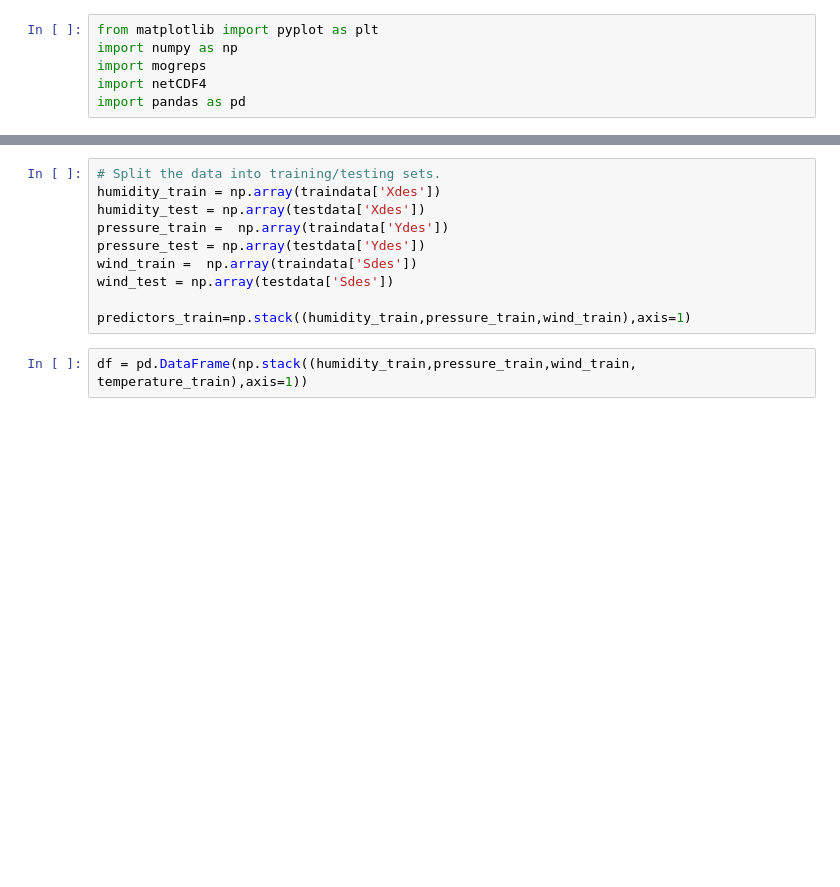
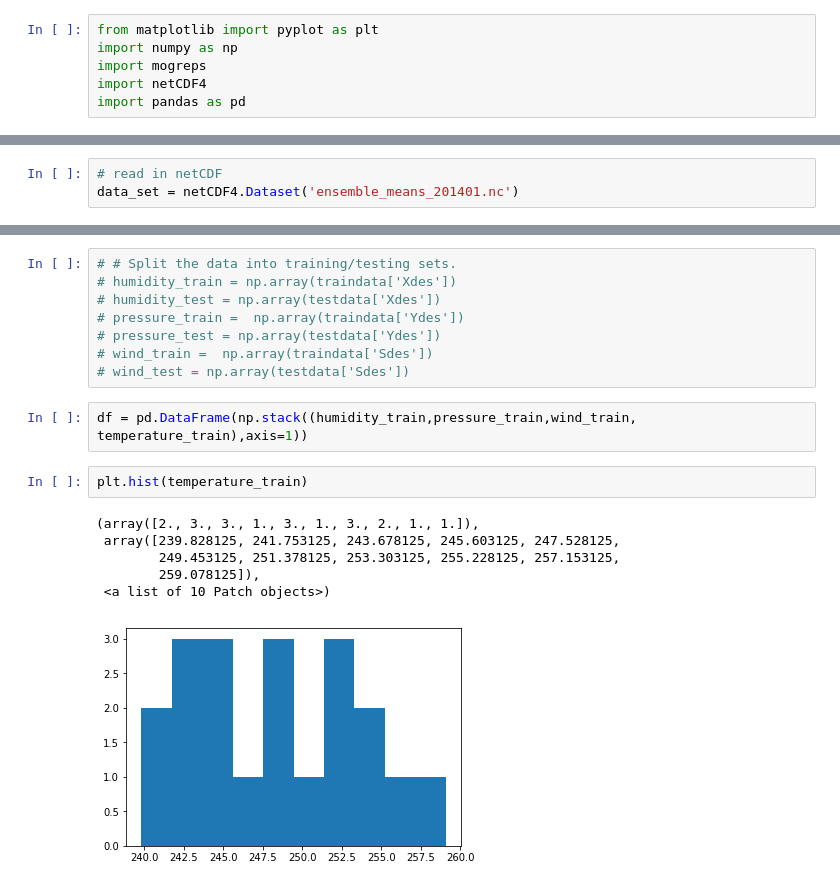
Before and after one commit to par15/metoffice_mini_project, a Jupyter notebook: Miniproject.ipynb, the cells around one changed output, grey strips where cells are left out. Drawn from its saved outputs; the diff is of its cells as text; blank space fills up the shorter version.

```diff
--- a/Miniproject.ipynb
+++ b/Miniproject.ipynb
@@ -17,0 +12,3 @@ FileNotFoundError: [Errno 2] No such file or directory: b'ensemble_means_201401.
+# %%
+# read in netCDF
+data_set = netCDF4.Dataset('ensemble_means_201401.nc')
@@ -62,15 +46,22 @@ plt.show()
 # %%
-# Split the data into training/testing sets.
-humidity_train = np.array(traindata['Xdes'])
-humidity_test = np.array(testdata['Xdes'])
-pressure_train =  np.array(traindata['Ydes'])
-pressure_test = np.array(testdata['Ydes'])
-wind_train =  np.array(traindata['Sdes'])
-wind_test = np.array(testdata['Sdes'])
-
-predictors_train=np.stack((humidity_train,pressure_train,wind_train),axis=1)
+# # Split the data into training/testing sets.
+# humidity_train = np.array(traindata['Xdes'])
+# humidity_test = np.array(testdata['Xdes'])
+# pressure_train =  np.array(traindata['Ydes'])
+# pressure_test = np.array(testdata['Ydes'])
+# wind_train =  np.array(traindata['Sdes'])
+# wind_test = np.array(testdata['Sdes'])
 # %%
 df = pd.DataFrame(np.stack((humidity_train,pressure_train,wind_train, temperature_train),axis=1))
+# %%
+plt.hist(temperature_train)
+# %% [output]
+(array([2., 3., 3., 1., 3., 1., 3., 2., 1., 1.]),
+ array([239.828125, 241.753125, 243.678125, 245.603125, 247.528125,
+        249.453125, 251.378125, 253.303125, 255.228125, 257.153125,
+        259.078125]),
+ <a list of 10 Patch objects>)
+[figure, added]
 # %%
 # scatter plot matrix
 from pandas.plotting import scatter_matrix
```
Also changed, not shown: parts of 13 cells of this notebook.
